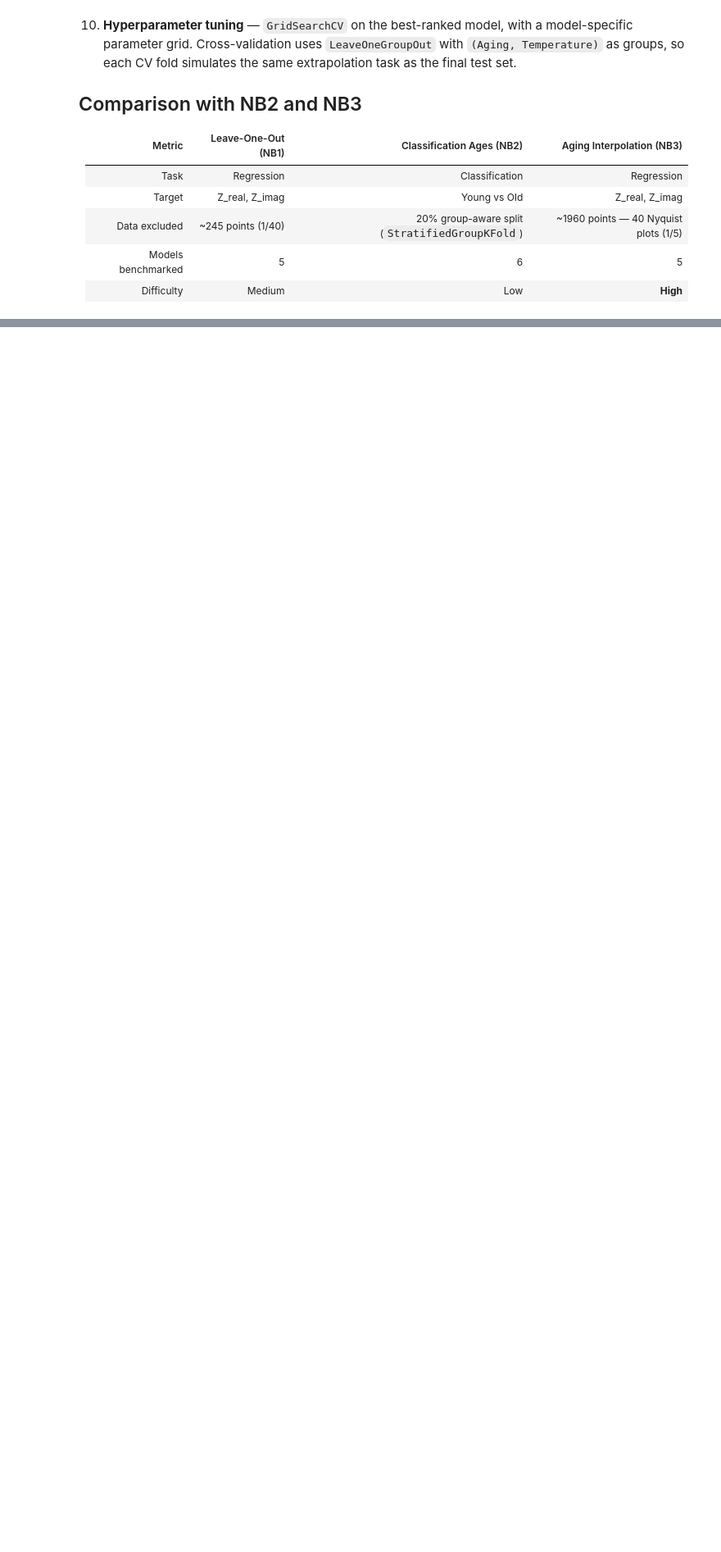
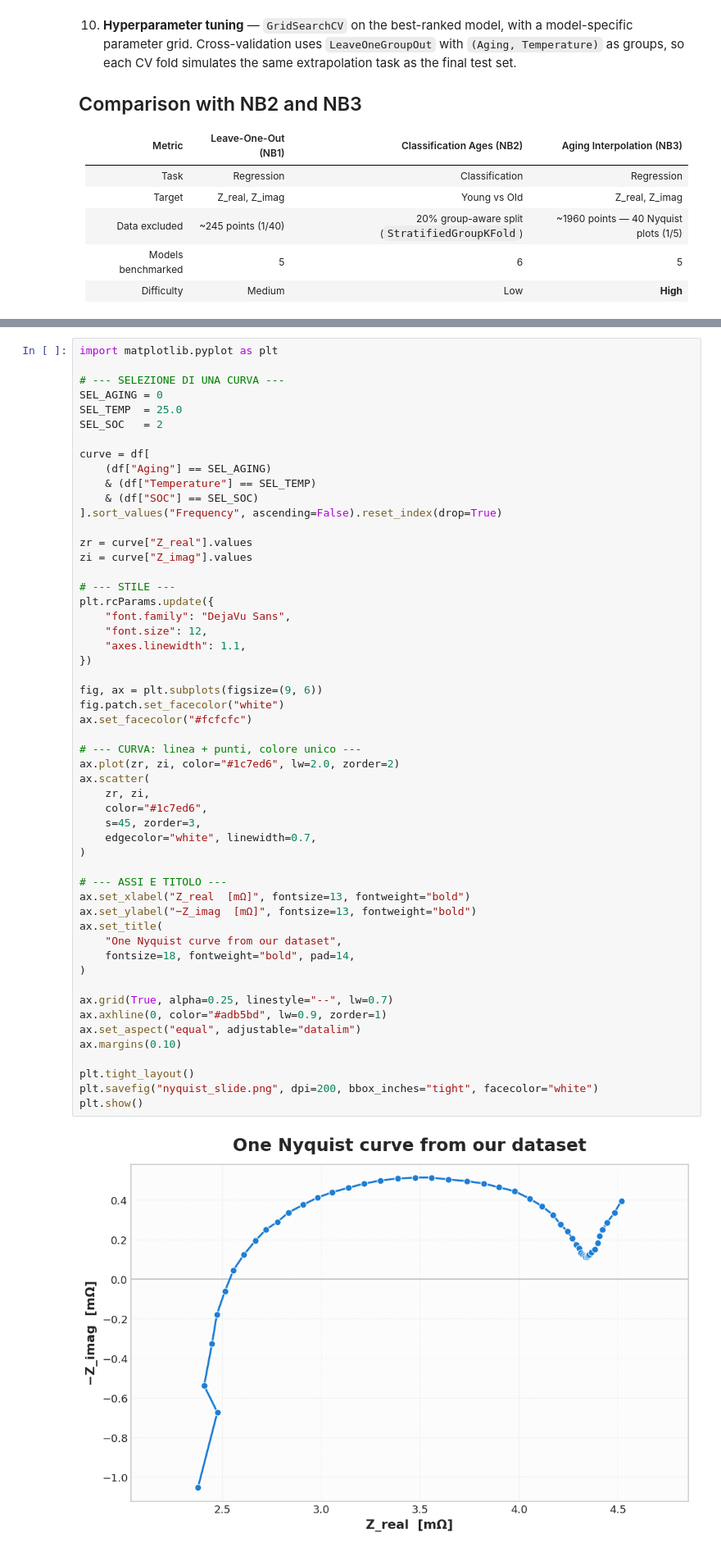
Before and after one commit to marcosoldani/ml_LiBs_project, a Jupyter notebook: notebooks/1_LeaveOneOut.ipynb, the cells around one changed output, grey strips where cells are left out. Shown at 82% size. Saved outputs shown, nothing was run; the diff lists cells and outputs as text; blank space fills up the shorter version.

```diff
--- a/notebooks/1_LeaveOneOut.ipynb
+++ b/notebooks/1_LeaveOneOut.ipynb
@@ -792,0 +891,55 @@ else:
+# %%
+import matplotlib.pyplot as plt
+
+# --- SELEZIONE DI UNA CURVA ---
+SEL_AGING = 0
+SEL_TEMP  = 25.0
+SEL_SOC   = 2
+
+curve = df[
+    (df["Aging"] == SEL_AGING)
+    & (df["Temperature"] == SEL_TEMP)
+    & (df["SOC"] == SEL_SOC)
+].sort_values("Frequency", ascending=False).reset_index(drop=True)
+
+zr = curve["Z_real"].values
+zi = curve["Z_imag"].values
+
+# --- STILE ---
+plt.rcParams.update({
+    "font.family": "DejaVu Sans",
+    "font.size": 12,
+    "axes.linewidth": 1.1,
+})
+
+fig, ax = plt.subplots(figsize=(9, 6))
+fig.patch.set_facecolor("white")
+ax.set_facecolor("#fcfcfc")
+
+# --- CURVA: linea + punti, colore unico ---
+ax.plot(zr, zi, color="#1c7ed6", lw=2.0, zorder=2)
+ax.scatter(
+    zr, zi,
+    color="#1c7ed6",
+    s=45, zorder=3,
+    edgecolor="white", linewidth=0.7,
+)
+
+# --- ASSI E TITOLO ---
+ax.set_xlabel("Z_real  [mΩ]", fontsize=13, fontweight="bold")
+ax.set_ylabel("−Z_imag  [mΩ]", fontsize=13, fontweight="bold")
+ax.set_title(
+    "One Nyquist curve from our dataset",
+    fontsize=18, fontweight="bold", pad=14,
+)
+
+ax.grid(True, alpha=0.25, linestyle="--", lw=0.7)
+ax.axhline(0, color="#adb5bd", lw=0.9, zorder=1)
+ax.set_aspect("equal", adjustable="datalim")
+ax.margins(0.10)
+
+plt.tight_layout()
+plt.savefig("nyquist_slide.png", dpi=200, bbox_inches="tight", facecolor="white")
+plt.show()
+# %% [output]
+[figure, added]
```
Also changed, not shown: parts of 3 cells of this notebook, 9 other files.
